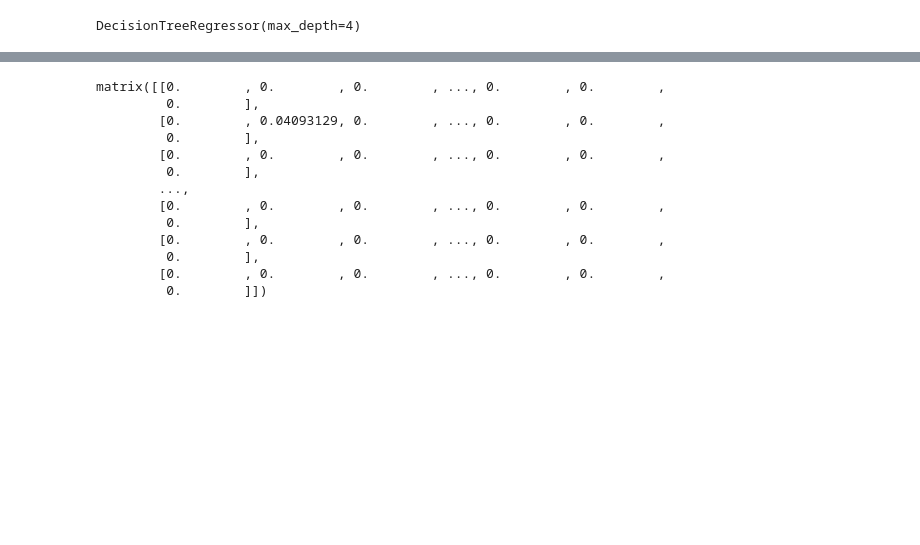
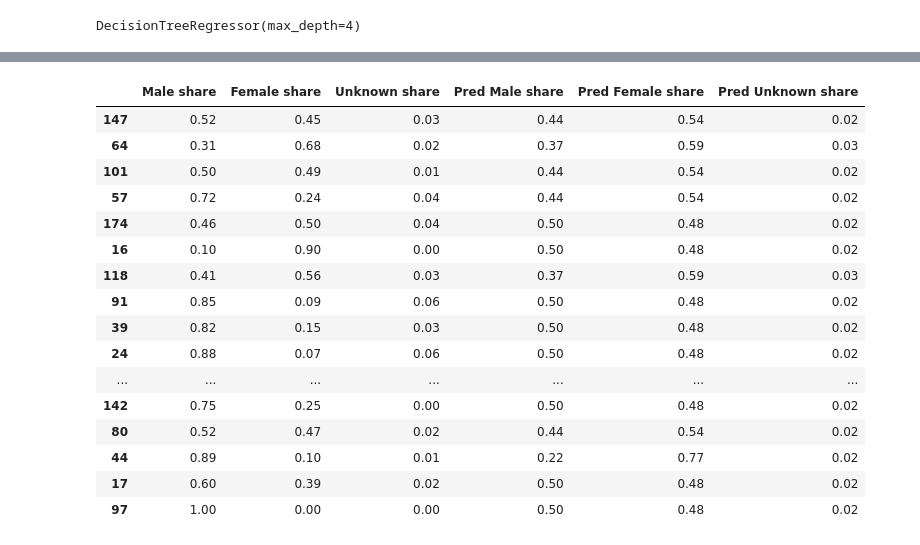
Before and after one commit to JohannaUlveklint/job_discrimination_sandbox, a Jupyter notebook: notebooks/decision_tree_regr.ipynb, the cells around one changed output, grey strips where cells are left out. Cells and saved outputs as stored; diff of their text form; code cells hidden in the pictures; blank space fills up the shorter version.

```diff
--- a/notebooks/decision_tree_regr.ipynb
+++ b/notebooks/decision_tree_regr.ipynb
@@ -158,17 +162,0 @@ for line in y_pred:
-# %%
-resultsdf = X_test
-resultsdf
-# %% [output]
-matrix([[0.        , 0.        , 0.        , ..., 0.        , 0.        ,
-         0.        ],
-        [0.        , 0.04093129, 0.        , ..., 0.        , 0.        ,
-         0.        ],
-        [0.        , 0.        , 0.        , ..., 0.        , 0.        ,
-         0.        ],
-        ...,
-        [0.        , 0.        , 0.        , ..., 0.        , 0.        ,
-         0.        ],
-        [0.        , 0.        , 0.        , ..., 0.        , 0.        ,
-         0.        ],
-        [0.        , 0.        , 0.        , ..., 0.        , 0.        ,
-         0.        ]])
@@ -174,0 +169,20 @@ matrix([[0.        , 0.        , 0.        , ..., 0.        , 0.        ,
+# %%
+resultsdf[resultsdf["Pred Male share"] < 0.6]
+# %% [output]
+|  | Male share | Female share | Unknown share | Pred Male share | Pred Female share | Pred Unknown share |
+| 147 | 0.52 | 0.45 | 0.03 | 0.44 | 0.54 | 0.02 |
+| 64 | 0.31 | 0.68 | 0.02 | 0.37 | 0.59 | 0.03 |
+| 101 | 0.50 | 0.49 | 0.01 | 0.44 | 0.54 | 0.02 |
+| 57 | 0.72 | 0.24 | 0.04 | 0.44 | 0.54 | 0.02 |
+| 174 | 0.46 | 0.50 | 0.04 | 0.50 | 0.48 | 0.02 |
+| 16 | 0.10 | 0.90 | 0.00 | 0.50 | 0.48 | 0.02 |
+| 118 | 0.41 | 0.56 | 0.03 | 0.37 | 0.59 | 0.03 |
+| 91 | 0.85 | 0.09 | 0.06 | 0.50 | 0.48 | 0.02 |
+| 39 | 0.82 | 0.15 | 0.03 | 0.50 | 0.48 | 0.02 |
+| 24 | 0.88 | 0.07 | 0.06 | 0.50 | 0.48 | 0.02 |
+| ... | ... | ... | ... | ... | ... | ... |
+| 142 | 0.75 | 0.25 | 0.00 | 0.50 | 0.48 | 0.02 |
+| 80 | 0.52 | 0.47 | 0.02 | 0.44 | 0.54 | 0.02 |
+| 44 | 0.89 | 0.10 | 0.01 | 0.22 | 0.77 | 0.02 |
+| 17 | 0.60 | 0.39 | 0.02 | 0.50 | 0.48 | 0.02 |
+| 97 | 1.00 | 0.00 | 0.00 | 0.50 | 0.48 | 0.02 |
```
Also changed, not shown: parts of 17 cells of this notebook, 7 other files.
